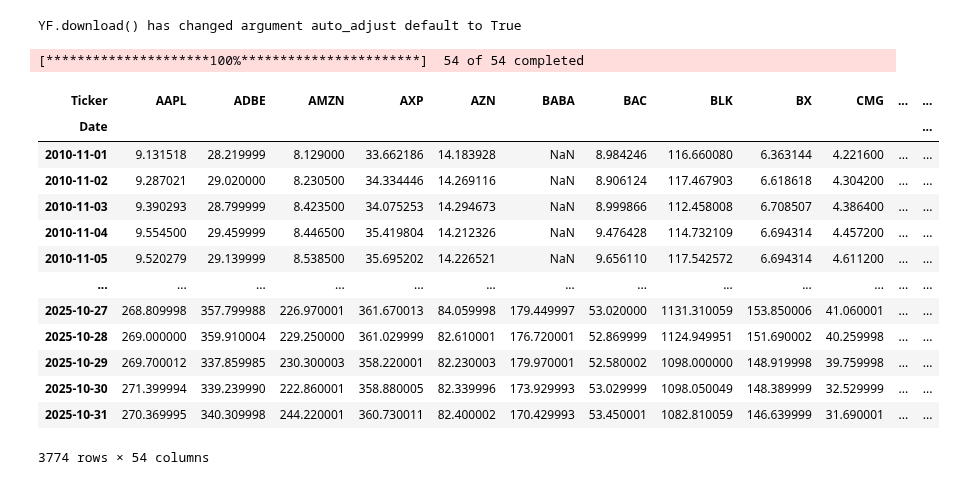
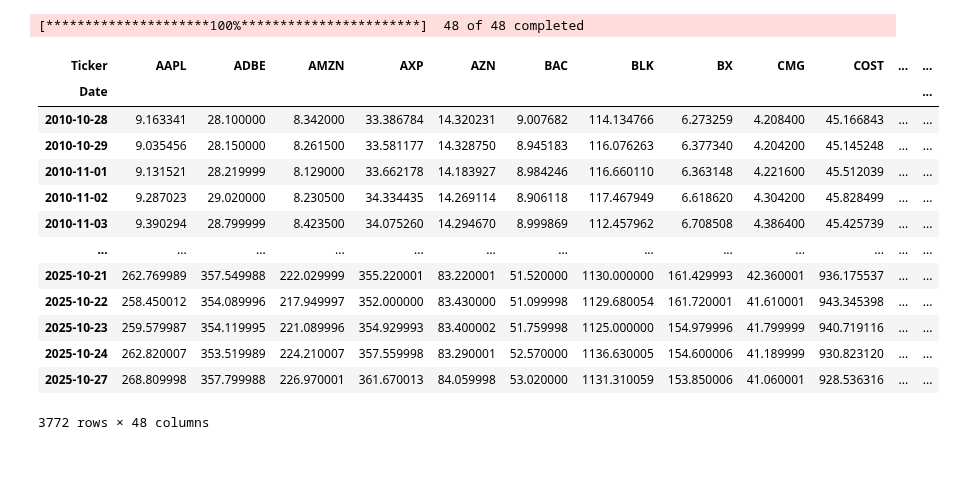
Before and after one commit to LuisMB09/Trading, a Jupyter notebook: testing_stocks.ipynb, the cells around one changed output. Saved outputs shown, nothing was run; the diff lists cells and outputs as text; code cells hidden in the pictures.

Commit message:
dates

```diff
--- a/testing_stocks.ipynb
+++ b/testing_stocks.ipynb
@@ -65,29 +65,29 @@ def plot_price(data: pd.DataFrame, ticker: str):
     plt.grid()
     plt.show()
 # %%
-tickers = ['AAPL', 'NVDA', 'MSFT', 'GOOGL', 'AMZN', 'TSLA', 'META', 'SPOT', 'SBUX', 'JPM', 'AXP', 'MCD', 'KO',
+tickers = ['AAPL', 'NVDA', 'MSFT', 'GOOGL', 'AMZN', 'TSLA', 'SBUX', 'JPM', 'AXP', 'MCD', 'KO',
            'NFLX', 'CMG', 'CP', 'WMT', 'V', 'GLD', 'BLK', 'PG', 'JNJ', 'TMUS', 'MA', 'BX', 'LULU', 'DPZ', 'BAC',
-           'FDX', 'DIS', 'GE', 'HSY', 'HP', 'COST', 'HD', 'K', 'ADBE', 'CSCO', 'T', 'F', 'NKE', 'CVX', 'XOM', 'PYPL',
-           'PEP', 'PFE', 'MRNA', 'RL', 'AZN', 'BABA', 'VZ', 'WBD', 'HSBC', 'UBER']
-df = yf.download(tickers, period='15y', interval='1d')['Close']
+           'FDX', 'DIS', 'GE', 'HSY', 'HP', 'COST', 'HD', 'K', 'ADBE', 'CSCO', 'T', 'F', 'NKE', 'CVX', 'XOM',
+           'PEP', 'PFE', 'RL', 'AZN', 'VZ', 'WBD', 'HSBC']
+df = yf.download(tickers, start='2010-10-28',
+                       end='2025-10-28', interval='1d', auto_adjust=True)['Close']
 df
 # %% [output]
-YF.download() has changed argument auto_adjust default to True
+[*********************100%***********************]  48 of 48 completed
+| Ticker | AAPL | ADBE | AMZN | AXP | AZN | BAC | BLK | BX | CMG | COST | ... | ... |
+| Date |  |  |  |  |  |  |  |  |  |  |  | ... |
+| 2010-10-28 | 9.163341 | 28.100000 | 8.342000 | 33.386784 | 14.320231 | 9.007682 | 114.134766 | 6.273259 | 4.208400 | 45.166843 | ... | ... |
+| 2010-10-29 | 9.035456 | 28.150000 | 8.261500 | 33.581177 | 14.328750 | 8.945183 | 116.076263 | 6.377340 | 4.204200 | 45.145248 | ... | ... |
+| 2010-11-01 | 9.131521 | 28.219999 | 8.129000 | 33.662178 | 14.183927 | 8.984246 | 116.660110 | 6.363148 | 4.221600 | 45.512039 | ... | ... |
+| 2010-11-02 | 9.287023 | 29.020000 | 8.230500 | 34.334435 | 14.269114 | 8.906118 | 117.467949 | 6.618620 | 4.304200 | 45.828499 | ... | ... |
+| 2010-11-03 | 9.390294 | 28.799999 | 8.423500 | 34.075260 | 14.294670 | 8.999869 | 112.457962 | 6.708508 | 4.386400 | 45.425739 | ... | ... |
+| ... | ... | ... | ... | ... | ... | ... | ... | ... | ... | ... | ... | ... |
+| 2025-10-21 | 262.769989 | 357.549988 | 222.029999 | 355.220001 | 83.220001 | 51.520000 | 1130.000000 | 161.429993 | 42.360001 | 936.175537 | ... | ... |
+| 2025-10-22 | 258.450012 | 354.089996 | 217.949997 | 352.000000 | 83.430000 | 51.099998 | 1129.680054 | 161.720001 | 41.610001 | 943.345398 | ... | ... |
+| 2025-10-23 | 259.579987 | 354.119995 | 221.089996 | 354.929993 | 83.400002 | 51.759998 | 1125.000000 | 154.979996 | 41.799999 | 940.719116 | ... | ... |
+| 2025-10-24 | 262.820007 | 353.519989 | 224.210007 | 357.559998 | 83.290001 | 52.570000 | 1136.630005 | 154.600006 | 41.189999 | 930.823120 | ... | ... |
+| 2025-10-27 | 268.809998 | 357.799988 | 226.970001 | 361.670013 | 84.059998 | 53.020000 | 1131.310059 | 153.850006 | 41.060001 | 928.536316 | ... | ... |
-[*********************100%***********************]  54 of 54 completed
+3772 rows × 48 columns
-| Ticker | AAPL | ADBE | AMZN | AXP | AZN | BABA | BAC | BLK | BX | CMG | ... | ... |
-| Date |  |  |  |  |  |  |  |  |  |  |  | ... |
-| 2010-11-01 | 9.131518 | 28.219999 | 8.129000 | 33.662186 | 14.183928 | NaN | 8.984246 | 116.660080 | 6.363144 | 4.221600 | ... | ... |
-| 2010-11-02 | 9.287021 | 29.020000 | 8.230500 | 34.334446 | 14.269116 | NaN | 8.906124 | 117.467903 | 6.618618 | 4.304200 | ... | ... |
-| 2010-11-03 | 9.390293 | 28.799999 | 8.423500 | 34.075253 | 14.294673 | NaN | 8.999866 | 112.458008 | 6.708507 | 4.386400 | ... | ... |
-| 2010-11-04 | 9.554500 | 29.459999 | 8.446500 | 35.419804 | 14.212326 | NaN | 9.476428 | 114.732109 | 6.694314 | 4.457200 | ... | ... |
-| 2010-11-05 | 9.520279 | 29.139999 | 8.538500 | 35.695202 | 14.226521 | NaN | 9.656110 | 117.542572 | 6.694314 | 4.611200 | ... | ... |
-| ... | ... | ... | ... | ... | ... | ... | ... | ... | ... | ... | ... | ... |
-| 2025-10-27 | 268.809998 | 357.799988 | 226.970001 | 361.670013 | 84.059998 | 179.449997 | 53.020000 | 1131.310059 | 153.850006 | 41.060001 | ... | ... |
-| 2025-10-28 | 269.000000 | 359.910004 | 229.250000 | 361.029999 | 82.610001 | 176.720001 | 52.869999 | 1124.949951 | 151.690002 | 40.259998 | ... | ... |
-| 2025-10-29 | 269.700012 | 337.859985 | 230.300003 | 358.220001 | 82.230003 | 179.970001 | 52.580002 | 1098.000000 | 148.919998 | 39.759998 | ... | ... |
-| 2025-10-30 | 271.399994 | 339.239990 | 222.860001 | 358.880005 | 82.339996 | 173.929993 | 53.029999 | 1098.050049 | 148.389999 | 32.529999 | ... | ... |
-| 2025-10-31 | 270.369995 | 340.309998 | 244.220001 | 360.730011 | 82.400002 | 170.429993 | 53.450001 | 1082.810059 | 146.639999 | 31.690001 | ... | ... |
-3774 rows × 54 columns
 # %%
 for ticker in tickers:
     plot_price(df, ticker)
```
Also changed, not shown: parts of 2 cells of this notebook.
